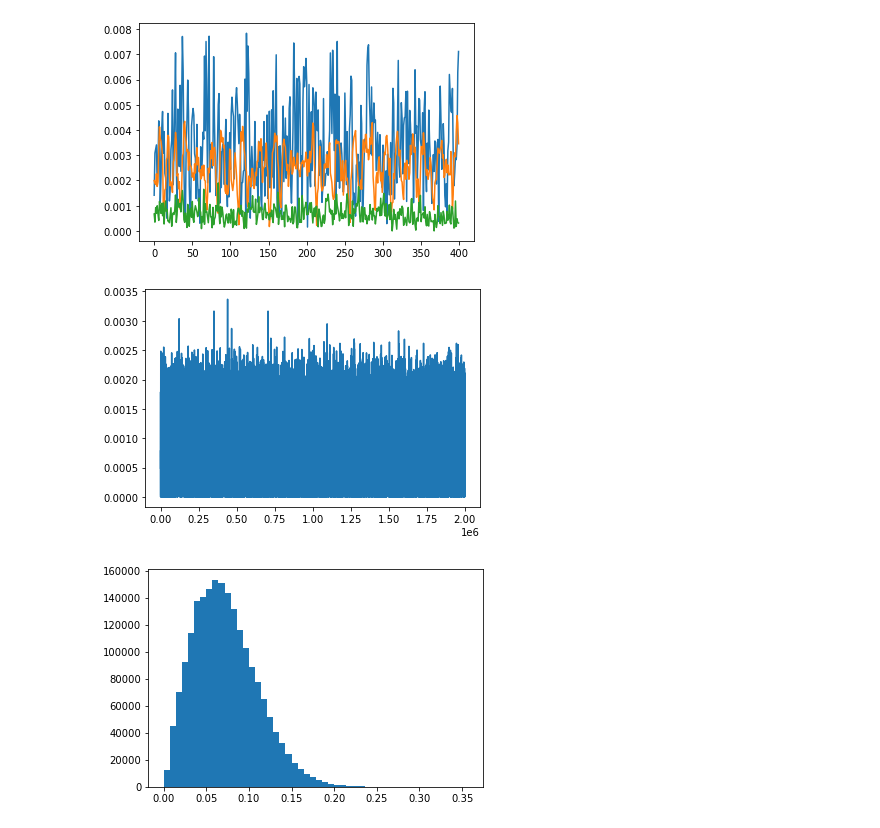
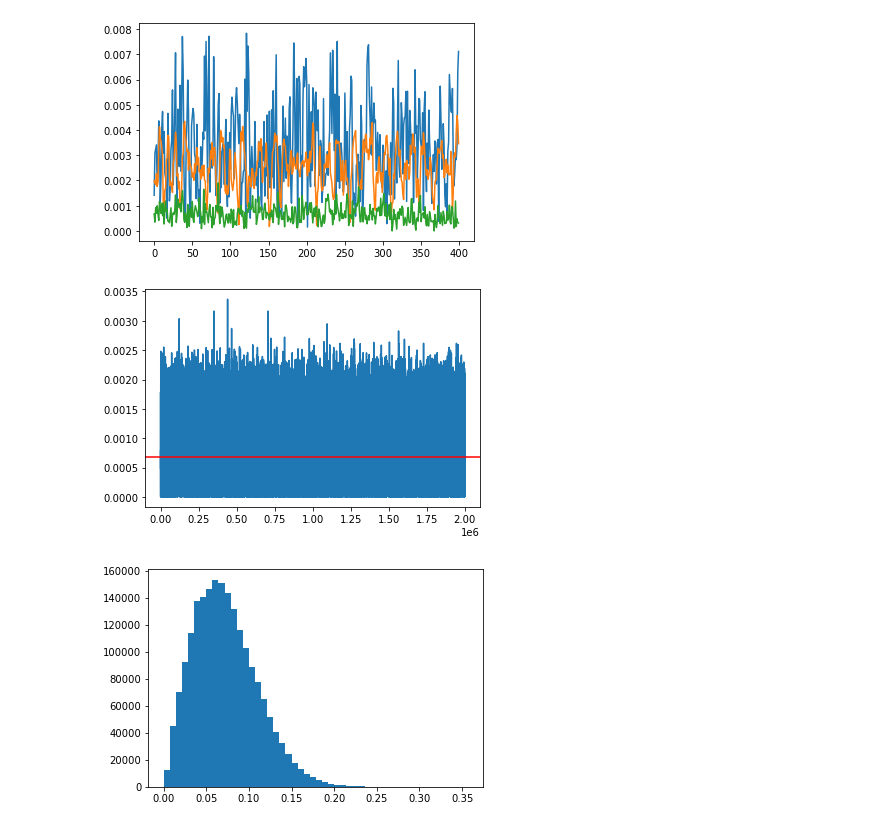
Before and after one commit to axelzedigh/MasterThesisResults, a Jupyter notebook: notebooks/Noise_visualization.ipynb, the cells around one changed output. Drawn from its saved outputs; the diff is of its cells as text; code cells hidden in the pictures.

```diff
--- a/notebooks/Noise_visualization.ipynb
+++ b/notebooks/Noise_visualization.ipynb
@@ -48,14 +49,15 @@ plt.show()
 # %%
 %matplotlib inline
 traces_fixed = noise_traces_npy.copy()
 traces_fixed[index_1] = traces_fixed[index_1 -20]
 traces_fixed[index_2] = traces_fixed[index_2 -20]
 noise_traces_flattened_fixed = traces_fixed.flatten()
 #noise_traces_flattened_fixed[index_1] = noise_traces_flattened_fixed[index_1-30]
 plt.plot(noise_traces_flattened_fixed)
+plt.axhline(noise_traces_flattened_fixed.mean(), color="r")
 plt.show()
 # %% [output]
-[figure, old version]
+[figure, new version]
 # %%
 %matplotlib inline
 plt.hist(noise_traces_flattened_fixed*106, bins=50)
```
Also changed, not shown: parts of 1 cell of this notebook.
